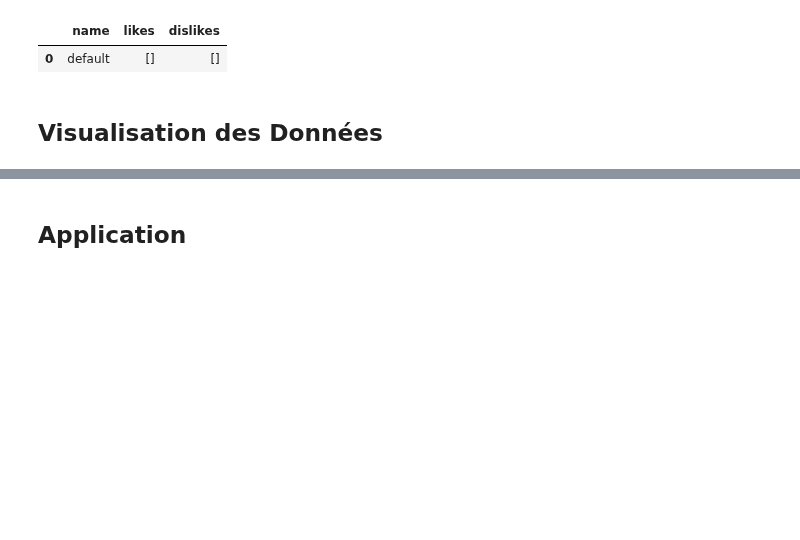
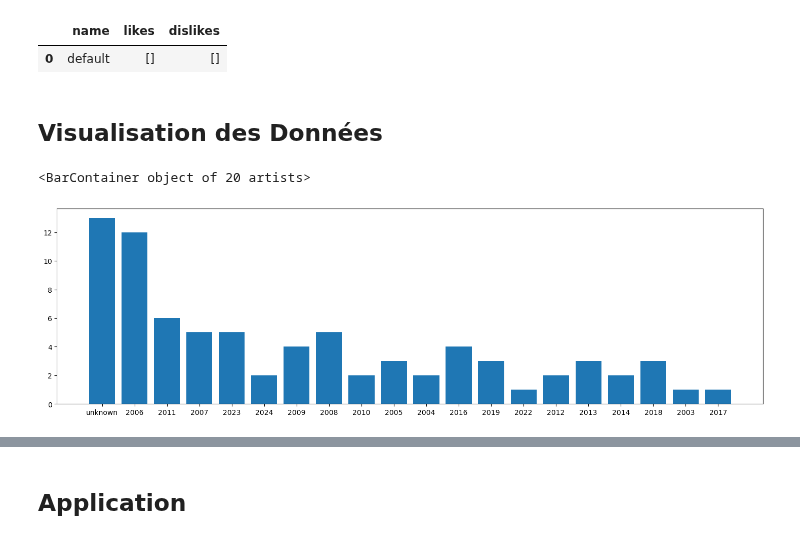
Before and after one commit to hugues-boisdon/DataMining2024, a Jupyter notebook: projet.ipynb, the cells around one changed output, grey strips where cells are left out. Drawn from its saved outputs; the diff is of its cells as text; code cells hidden in the pictures; blank space fills up the shorter version.

```diff
--- a/projet.ipynb
+++ b/projet.ipynb
@@ -492,35 +363,38 @@ def getRecommandation(user):
 # %%
 dataframe = getData()
 
 criteriaToColumn = {'year':'dateTaken', 'orientation':'orientation'}
 criteria = ''
 while criteria not in criteriaToColumn :
-    criteria = input('criteria :')
+    criteria = input('criteria ? (year or orientation):')
 
 
 categories = ['unknown']
 cardinals  = [0]
 
 
 for i in range(len(dataframe.index)):
     value = str(dataframe._get_value(i, criteriaToColumn[criteria]))
 
     if value != 'None':
         if criteria == 'year':
             value = value.split(':')[0].strip()
         elif criteria == 'orientation':
             value = {'0':"Portrait", '1':"Landscape"}[value]
 
         if value in categories:
             cardinals[categories.index(value)] += 1
         else:
             categories.append(value)
             cardinals.append(1)
     else:
         cardinals[0] += 1
 
-
+f, ax = plt.subplots(figsize =(18,5))
 plt.bar(categories, cardinals)
+# %% [output]
+<BarContainer object of 20 artists>
+[figure, added]
 # %%
 dataframe = getData()
 
```
Also changed, not shown: parts of 18 cells of this notebook, 2 other files.
